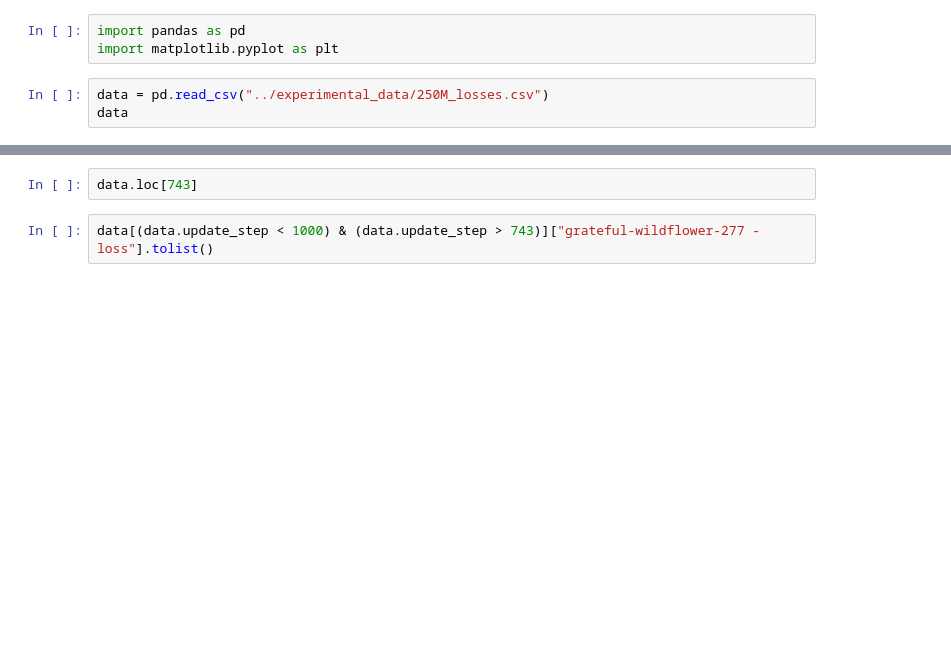
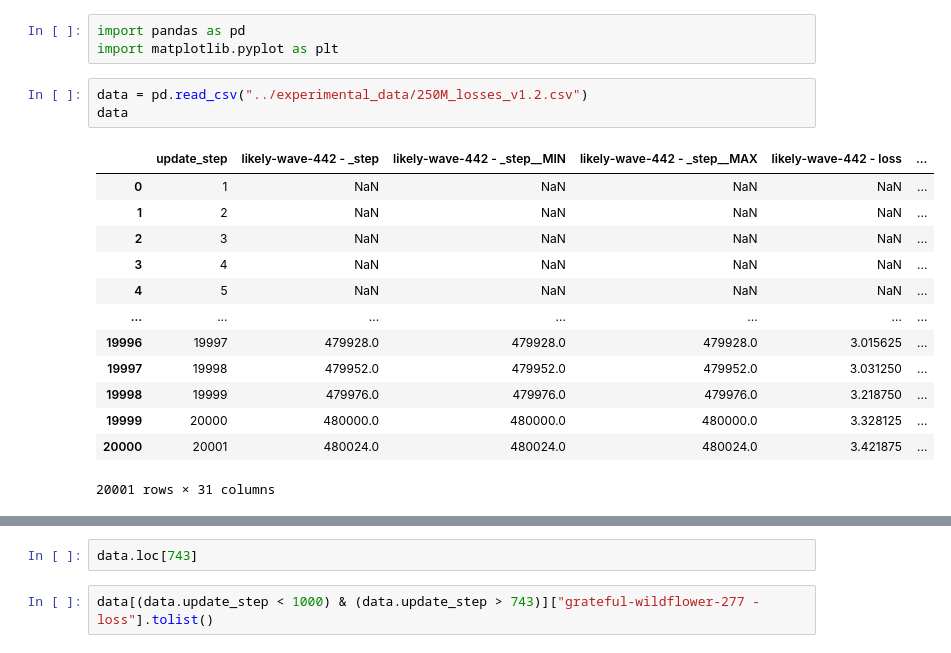
Before and after one commit to Guitaricet/relora, a Jupyter notebook: notebooks/07_plotting.ipynb, the cells around one changed output, grey strips where cells are left out. Drawn from its saved outputs; the diff is of its cells as text; blank space fills up the shorter version.

```diff
--- a/notebooks/07_plotting.ipynb
+++ b/notebooks/07_plotting.ipynb
@@ -2,7 +2,21 @@
 import pandas as pd
 import matplotlib.pyplot as plt
 # %%
-data = pd.read_csv("../experimental_data/250M_losses.csv")
+data = pd.read_csv("../experimental_data/250M_losses_v1.2.csv")
 data
+# %% [output]
+|  | update_step | likely-wave-442 - _step | likely-wave-442 - _step__MIN | likely-wave-442 - _step__MAX | likely-wave-442 - loss | ... |
+| 0 | 1 | NaN | NaN | NaN | NaN | ... |
+| 1 | 2 | NaN | NaN | NaN | NaN | ... |
+| 2 | 3 | NaN | NaN | NaN | NaN | ... |
+| 3 | 4 | NaN | NaN | NaN | NaN | ... |
+| 4 | 5 | NaN | NaN | NaN | NaN | ... |
+| ... | ... | ... | ... | ... | ... | ... |
+| 19996 | 19997 | 479928.0 | 479928.0 | 479928.0 | 3.015625 | ... |
+| 19997 | 19998 | 479952.0 | 479952.0 | 479952.0 | 3.031250 | ... |
+| 19998 | 19999 | 479976.0 | 479976.0 | 479976.0 | 3.218750 | ... |
+| 19999 | 20000 | 480000.0 | 480000.0 | 480000.0 | 3.328125 | ... |
+| 20000 | 20001 | 480024.0 | 480024.0 | 480024.0 | 3.421875 | ... |
+20001 rows × 31 columns
 # %%
 data.columns
```
Also changed, not shown: parts of 3 cells of this notebook.
